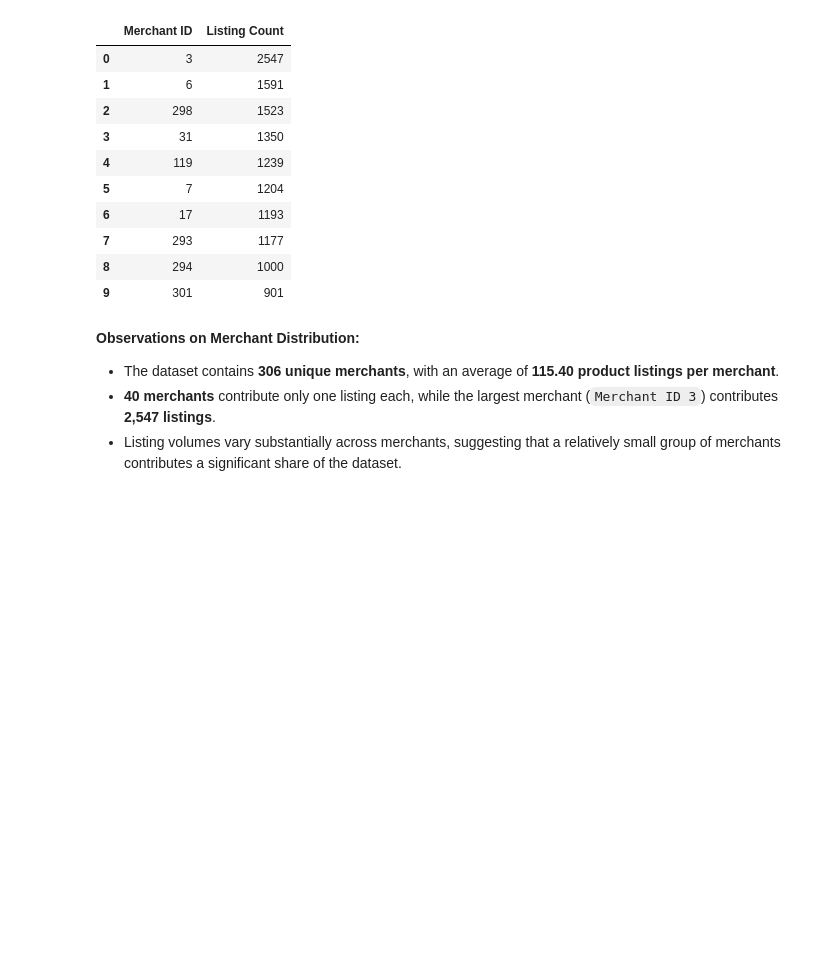
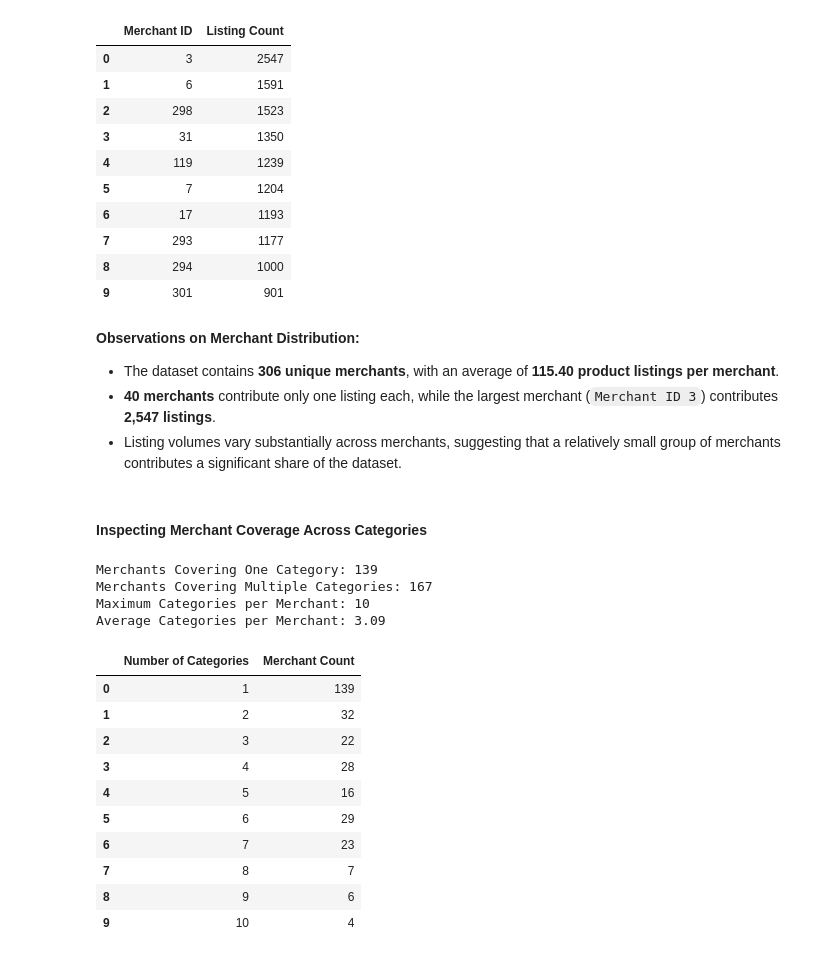
Before and after one commit to TejasMJ/Product-Taxonomy-Intelligence, a Jupyter notebook: notebooks/01_data_understanding.ipynb, the cells around one changed output. Cells and saved outputs as stored; diff of their text form; code cells hidden in the pictures; blank space fills up the shorter version.

```diff
--- a/notebooks/01_data_understanding.ipynb
+++ b/notebooks/01_data_understanding.ipynb
@@ -730,3 +730,35 @@ Average Listings per Merchant: 115.40
 - The dataset contains **306 unique merchants**, with an average of **115.40 product listings per merchant**.
 - **40 merchants** contribute only one listing each, while the largest merchant (`Merchant ID 3`) contributes **2,547 listings**.
 - Listing volumes vary substantially across merchants, suggesting that a relatively small group of merchants contributes a significant share of the dataset.
+# %% [markdown]
+#### Inspecting Merchant Coverage Across Categories
+# %%
+# Calculating the number of categories represented by each merchant
+merchant_category_counts = df.groupby(" Merchant ID")[" Category Label"].nunique()
+
+# Displaying merchant category coverage statistics
+print(f"Merchants Covering One Category: {(merchant_category_counts == 1).sum():,}")
+print(f"Merchants Covering Multiple Categories: {(merchant_category_counts > 1).sum():,}")
+print(f"Maximum Categories per Merchant: {merchant_category_counts.max()}")
+print(f"Average Categories per Merchant: {merchant_category_counts.mean():.2f}")
+
+# Displaying the distribution of category coverage
+merchant_category_counts.value_counts().sort_index().rename_axis(
+    "Number of Categories"
+).reset_index(name="Merchant Count")
+# %% [output]
+Merchants Covering One Category: 139
+Merchants Covering Multiple Categories: 167
+Maximum Categories per Merchant: 10
+Average Categories per Merchant: 3.09
+|  | Number of Categories | Merchant Count |
+| 0 | 1 | 139 |
+| 1 | 2 | 32 |
+| 2 | 3 | 22 |
+| 3 | 4 | 28 |
+| 4 | 5 | 16 |
+| 5 | 6 | 29 |
+| 6 | 7 | 23 |
+| 7 | 8 | 7 |
+| 8 | 9 | 6 |
+| 9 | 10 | 4 |
```
Also changed, not shown: parts of 2 cells of this notebook.
